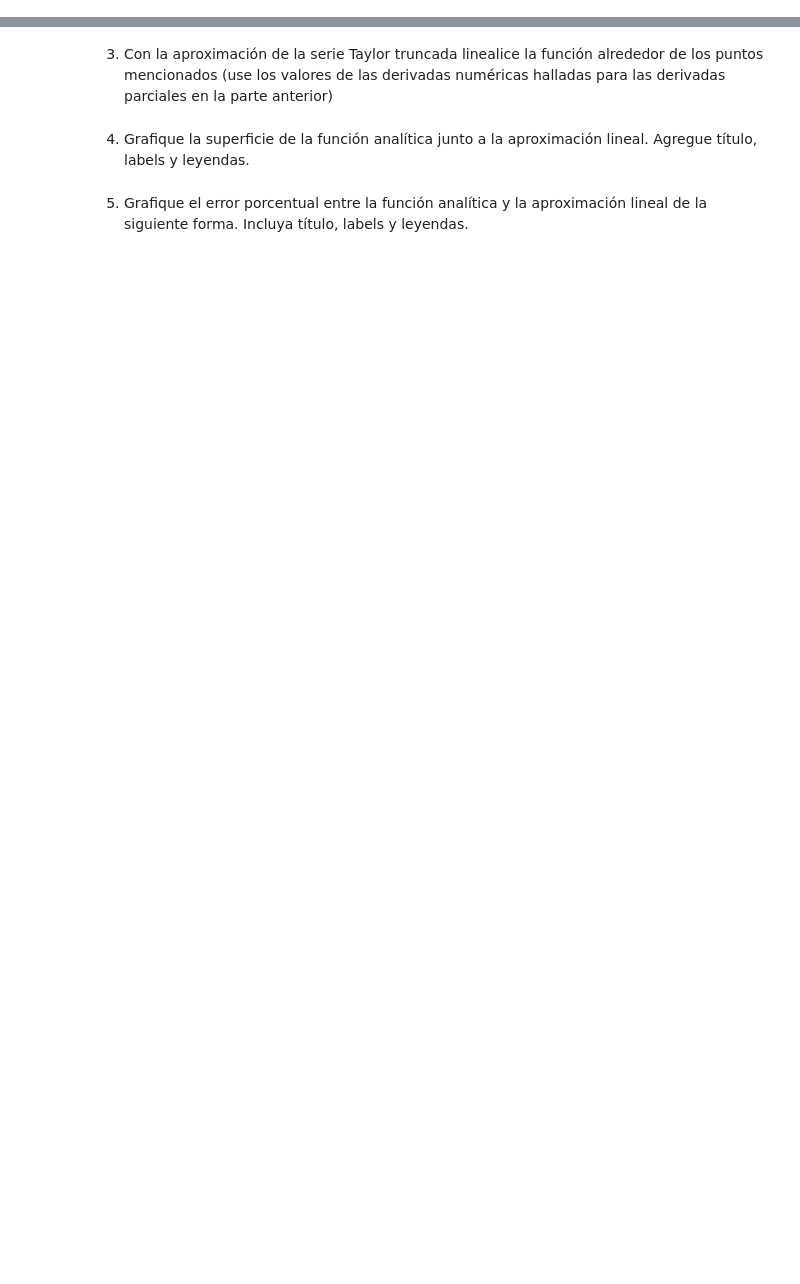
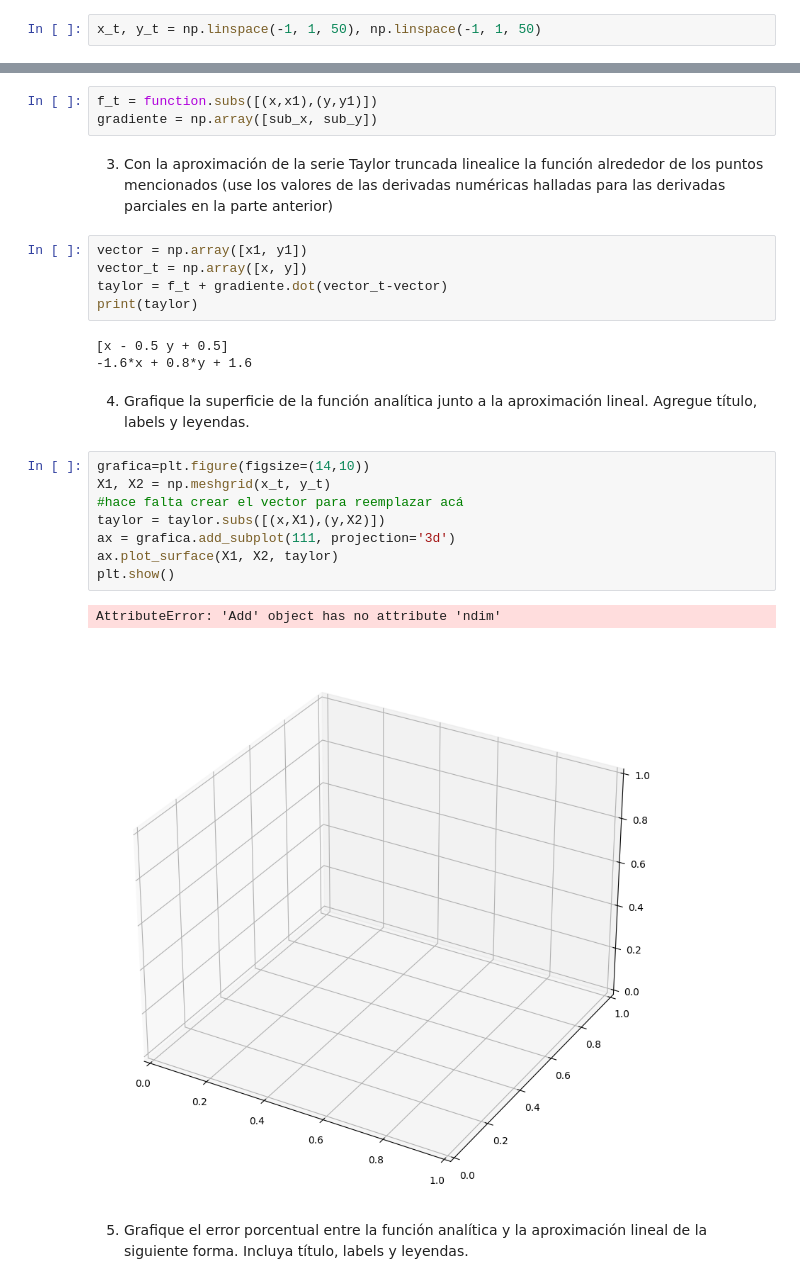
Before and after one commit to DavidTobonIBIO/IBIO2240-Lab4, a Jupyter notebook: Laboratorio_4.ipynb, the cells around one changed output, grey strips where cells are left out. Drawn from its saved outputs; the diff is of its cells as text; blank space fills up the shorter version.

```diff
--- a/Laboratorio_4.ipynb
+++ b/Laboratorio_4.ipynb
@@ -135,11 +135,35 @@ En esta parte debe usar el algoritmo creado en la parte anterior para linealizar
 Para esto, debe seguir los siguientes pasos:
 
 1. Defina ahora las variables como arreglos numéricos. Tanto $x$ como $y$ debe variar entre -1 a 1 **(ojo: no incluya el cero en los arreglos o puede producir errores)**
+# %%
+x_t, y_t = np.linspace(-1, 1, 50), np.linspace(-1, 1, 50)
 # %% [markdown]
 2. Sustituya los valores de los arreglos en las variables (Use *subs* de Sympy)
+# %%
+f_t = function.subs([(x,x1),(y,y1)])
+gradiente = np.array([sub_x, sub_y])
 # %% [markdown]
 3. Con la aproximación de la serie Taylor truncada linealice la función alrededor de los puntos mencionados (use los valores de las derivadas numéricas halladas para las derivadas parciales en la parte anterior)
+# %%
+vector = np.array([x1, y1])
+vector_t = np.array([x, y])
+taylor = f_t + gradiente.dot(vector_t-vector)
+print(taylor)
+# %% [output]
+[x - 0.5 y + 0.5]
+-1.6*x + 0.8*y + 1.6
 # %% [markdown]
 4. Grafique la superficie de la función analítica junto a la aproximación lineal. Agregue título, labels y leyendas.
+# %%
+grafica=plt.figure(figsize=(14,10))
+X1, X2 = np.meshgrid(x_t, y_t)
+#hace falta crear el vector para reemplazar acá
+taylor = taylor.subs([(x,X1),(y,X2)])
+ax = grafica.add_subplot(111, projection='3d')
+ax.plot_surface(X1, X2, taylor)
+plt.show()
+# %% [output]
+AttributeError: 'Add' object has no attribute 'ndim'
+[figure, added]
 # %% [markdown]
 5. Grafique el error porcentual entre la función analítica y la aproximación lineal de la siguiente forma. Incluya título, labels y leyendas.
```
Also changed, not shown: parts of 1 cell of this notebook.
